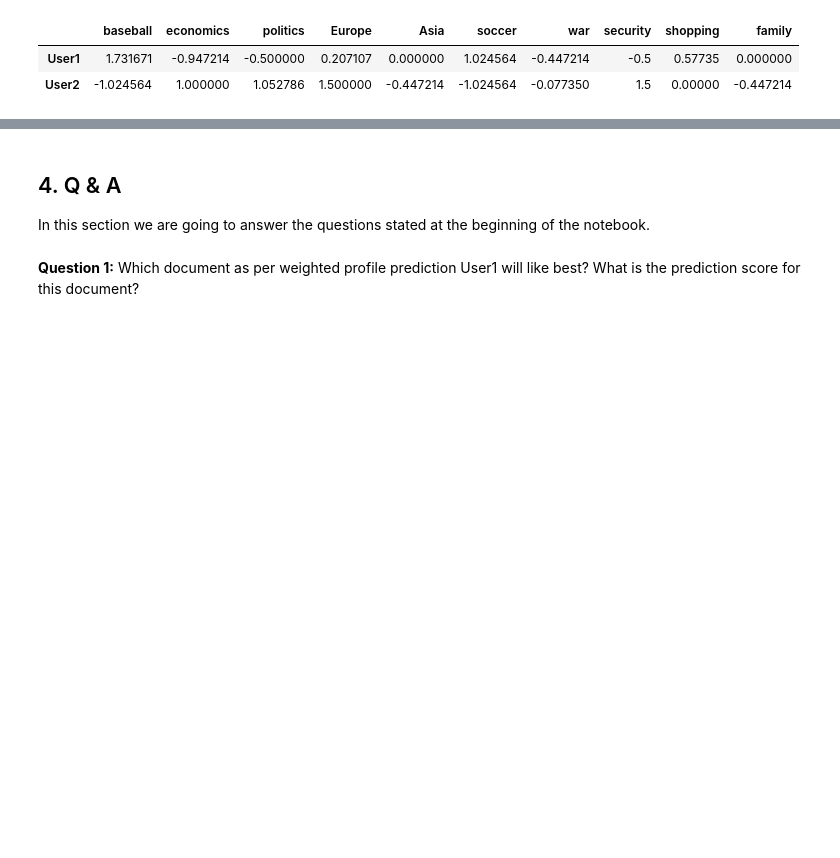
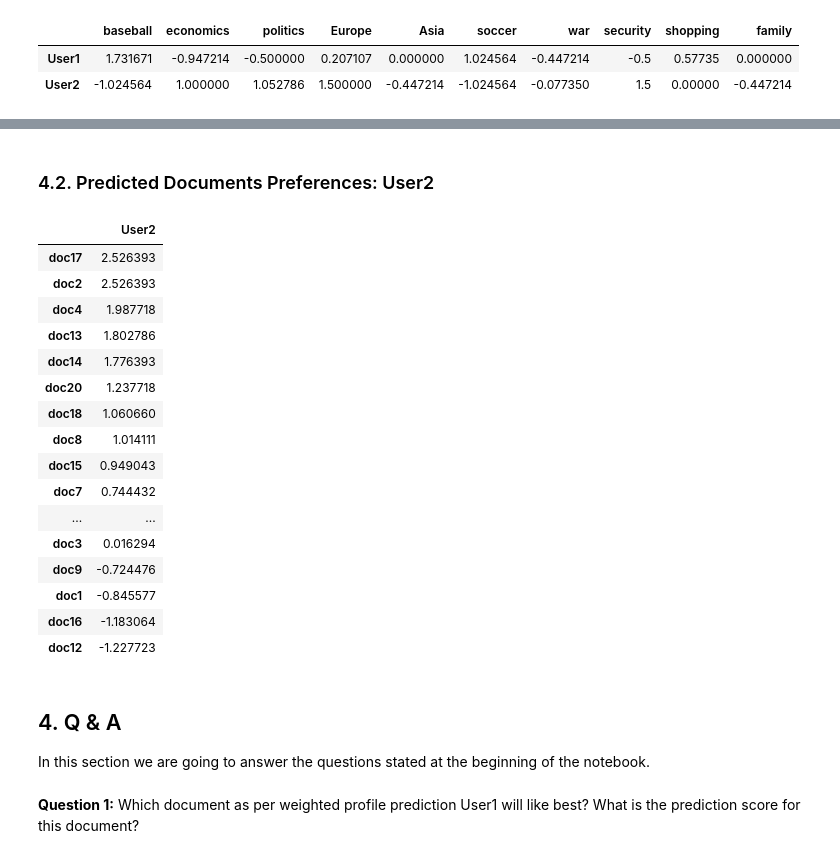
Before and after one commit to alv2017/DataAnalysis---ContentBasedRecommenders, a Jupyter notebook: notebooks/Content Based Recommenders - Weighted User Profile.ipynb, the cells around one changed output, grey strips where cells are left out. Drawn from its saved outputs; the diff is of its cells as text; code cells hidden in the pictures; blank space fills up the shorter version.

```diff
--- a/notebooks/Content Based Recommenders - Weighted User Profile.ipynb
+++ b/notebooks/Content Based Recommenders - Weighted User Profile.ipynb
@@ -204,3 +227,26 @@ user_predicted_preferences
+# %% [markdown]
+### 4.2. Predicted Documents Preferences: User2
+# %%
+# User2: Predicted documents preferences
+user_predicted_preferences.loc[['User2']].T.sort_values(['User2'], ascending=False)
+# %% [output]
+|  | User2 |
+| doc17 | 2.526393 |
+| doc2 | 2.526393 |
+| doc4 | 1.987718 |
+| doc13 | 1.802786 |
+| doc14 | 1.776393 |
+| doc20 | 1.237718 |
+| doc18 | 1.060660 |
+| doc8 | 1.014111 |
+| doc15 | 0.949043 |
+| doc7 | 0.744432 |
+| ... | ... |
+| doc3 | 0.016294 |
+| doc9 | -0.724476 |
+| doc1 | -0.845577 |
+| doc16 | -1.183064 |
+| doc12 | -1.227723 |
 # %% [markdown]
 ## 4. Q & A
 
```
Also changed, not shown: parts of 9 cells of this notebook.
